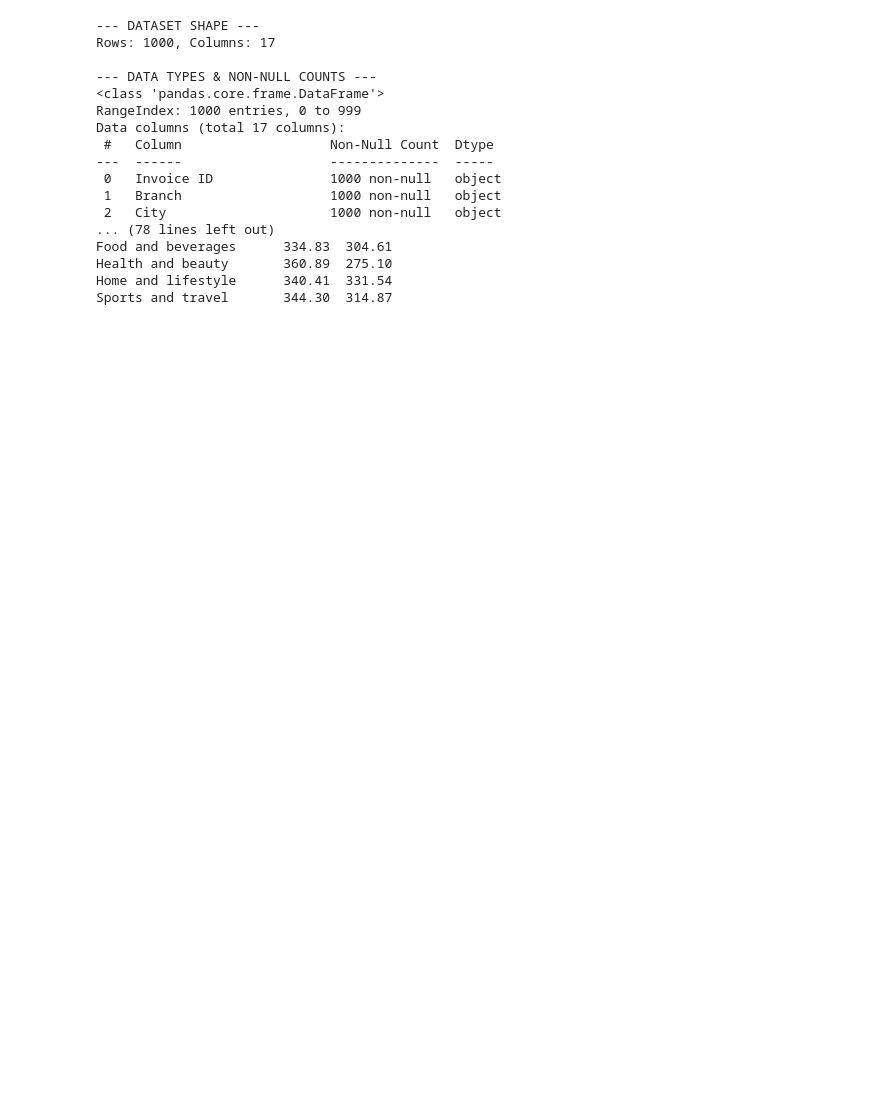
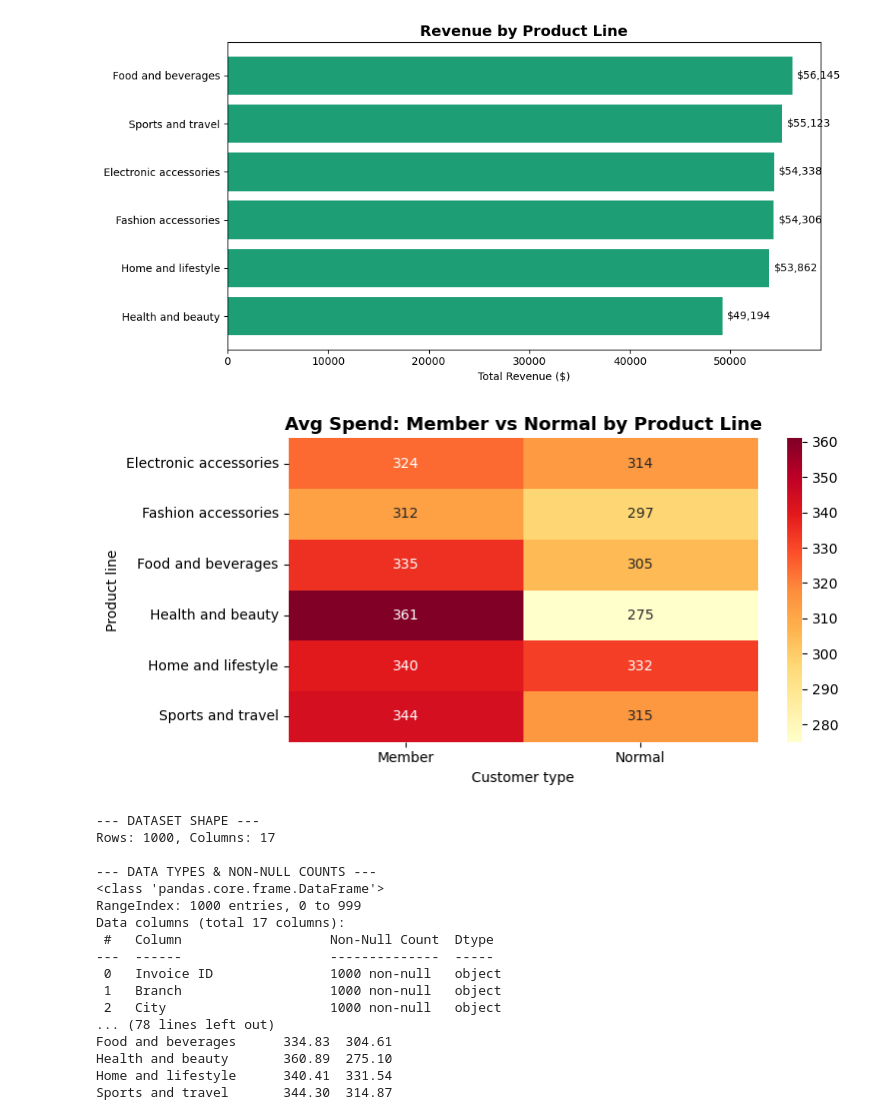
Before and after one commit to gauhar-devAi/Data-Science, a Jupyter notebook: 03_Day EDA/05_client_report.ipynb, the cells around one changed output. Drawn from its saved outputs; the diff is of its cells as text; code cells hidden in the pictures; blank space fills up the shorter version.

```diff
--- a/03_Day EDA/05_client_report.ipynb
+++ b/03_Day EDA/05_client_report.ipynb
@@ -1 +1,34 @@
+# %%
+import matplotlib.pyplot as plt
+import seaborn as sns
+import pandas as pd
+
+
+df = pd.read_csv("SuperMarket Analysis.csv")
+
+
+
+# Chart 1: Sales by Product Line (horizontal bar)
+fig, ax = plt.subplots(figsize=(10, 5))
+prod_rev = df.groupby('Product line')['Sales'].sum().sort_values()
+ax.barh(prod_rev.index, prod_rev.values, color='#1D9E75')
+ax.set_title('Revenue by Product Line', fontsize=14, fontweight='bold')
+ax.set_xlabel('Total Revenue ($)')
+for i, v in enumerate(prod_rev.values):
+    ax.text(v + 500, i, f'${v:,.0f}', va='center', fontsize=10)
+plt.tight_layout()
+plt.savefig('eda_product_revenue.png', dpi=200, bbox_inches='tight')
+
+# Chart 2: Member vs Normal spending crosstab heatmap
+fig, ax = plt.subplots(figsize=(8, 4))
+cross = pd.crosstab(df['Product line'], df['Customer type'],
+                    values=df['Sales'], aggfunc='mean').round(0)
+sns.heatmap(cross, annot=True, fmt='.0f', cmap='YlOrRd', ax=ax)
+ax.set_title('Avg Spend: Member vs Normal by Product Line',
+             fontsize=13, fontweight='bold')
+plt.tight_layout()
+plt.savefig('eda_member_heatmap.png', dpi=200, bbox_inches='tight')
+# %% [output]
+[figure, added]
+[figure, added]
 # %%
```
Also changed, not shown: parts of 5 cells of this notebook, 1 other file.
